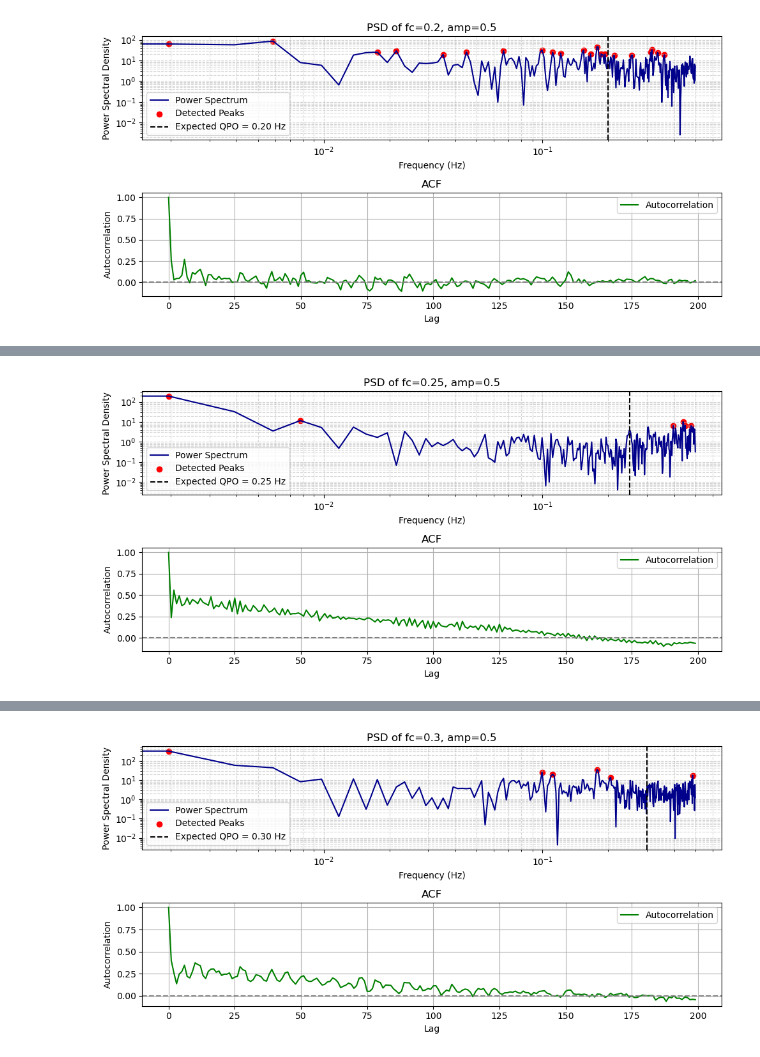
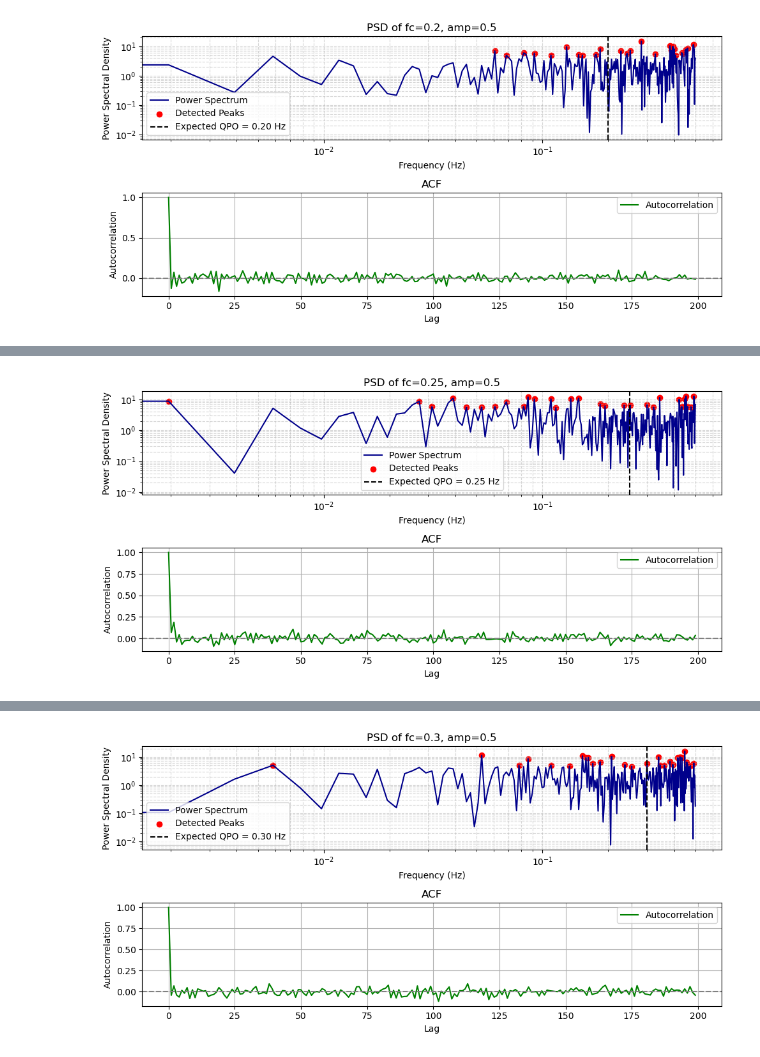
Before and after one commit to sravanth-space/ds_project, a Jupyter notebook: utils/cgan_phy_generated_dataset.ipynb, the cells around one changed output, grey strips where cells are left out. Saved outputs shown, nothing was run; the diff lists cells and outputs as text; code cells hidden in the pictures.

```diff
--- a/utils/cgan_phy_generated_dataset.ipynb
+++ b/utils/cgan_phy_generated_dataset.ipynb
@@ -9,7 +9,7 @@ from tensorflow.keras.models import load_model
 from scipy.signal import find_peaks
 # %%
 # Load trained generator
-generator = tf.keras.models.load_model("saved_models/qpo_cgan_phy_generator.keras")
+generator = tf.keras.models.load_model("../saved_models/generator_final.keras")
 # %%
 # Define your condition: [fc, amp, is_qpo]
 condition = np.array([[0.3, 0.8, 1]])  # shape (1, 3)
@@ -101,7 +104,7 @@ import tensorflow as tf
 
 # Load the trained generator model
 generator = tf.keras.models.load_model(
-    "saved_models/qpo_cgan_phy_generator.keras")
+    "../saved_models/generator_final.keras")
 latent_dim = 100
 
 # Set of test conditions
@@ -165 +168 @@ for cond in conditions:
-[figure, old version]
+[figure, new version]
@@ -167 +170 @@ for cond in conditions:
-[figure, old version]
+[figure, new version]
@@ -169 +172 @@ for cond in conditions:
-[figure, old version]
+[figure, new version]
```
Also changed, not shown: parts of 3 cells of this notebook, 7 other files.
